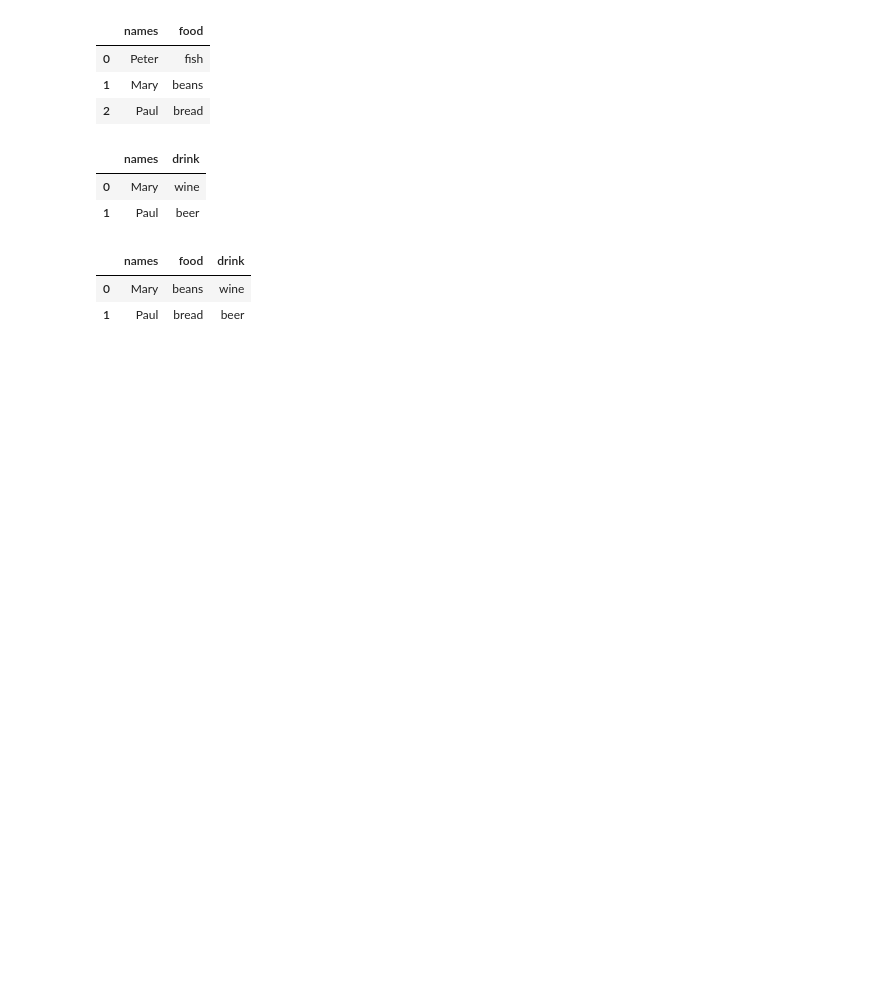
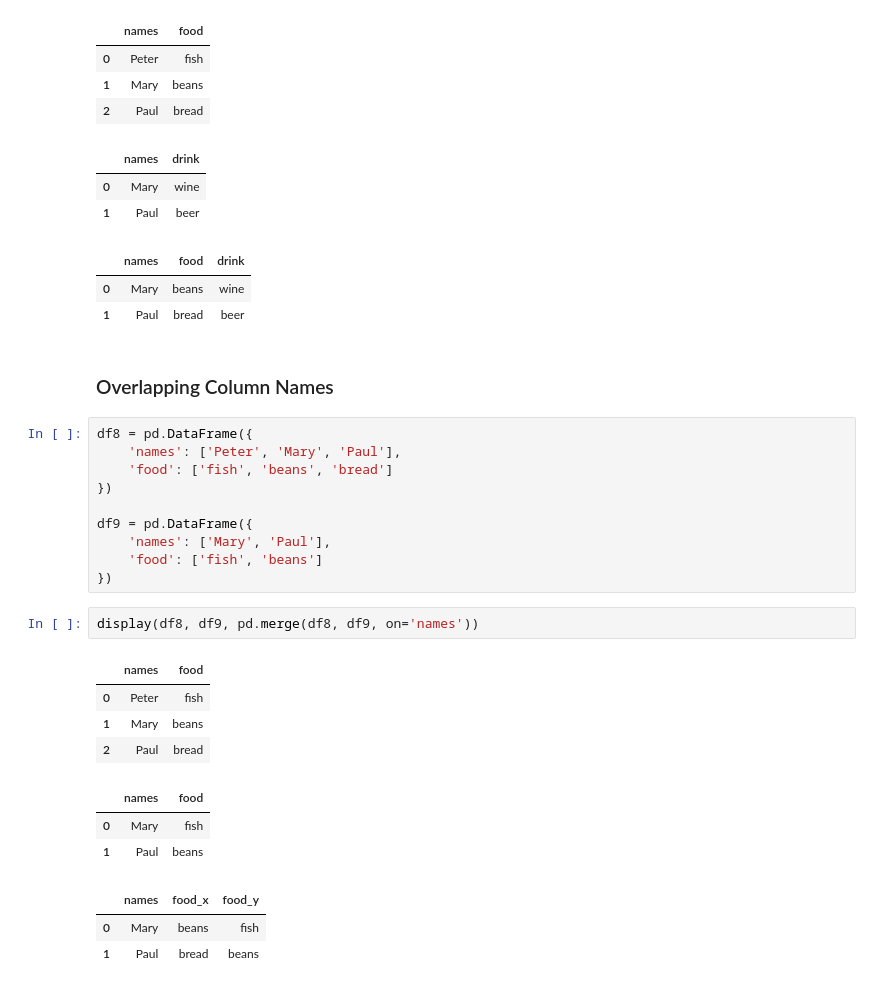
Before and after one commit to WillardDev/Python_Data_Analysis, a Jupyter notebook: Merge_and_Join.ipynb, the cells around one changed output. Saved outputs shown, nothing was run; the diff lists cells and outputs as text; blank space fills up the shorter version.

Commit message:
Add execution counts and outputs for overlapping column names in Merge and Join notebook

```diff
--- a/Merge_and_Join.ipynb
+++ b/Merge_and_Join.ipynb
@@ -317,3 +317,28 @@ display(df6, df7, pd.merge(df6, df7, how='right'))
 |  | names | food | drink |
 | 0 | Mary | beans | wine |
 | 1 | Paul | bread | beer |
+# %% [markdown]
+### Overlapping Column Names
+# %%
+df8 = pd.DataFrame({
+    'names': ['Peter', 'Mary', 'Paul'],
+    'food': ['fish', 'beans', 'bread']
+})
+
+df9 = pd.DataFrame({
+    'names': ['Mary', 'Paul'],
+    'food': ['fish', 'beans']
+})
+# %%
+display(df8, df9, pd.merge(df8, df9, on='names'))
+# %% [output]
+|  | names | food |
+| 0 | Peter | fish |
+| 1 | Mary | beans |
+| 2 | Paul | bread |
+|  | names | food |
+| 0 | Mary | fish |
+| 1 | Paul | beans |
+|  | names | food_x | food_y |
+| 0 | Mary | beans | fish |
+| 1 | Paul | bread | beans |
```
